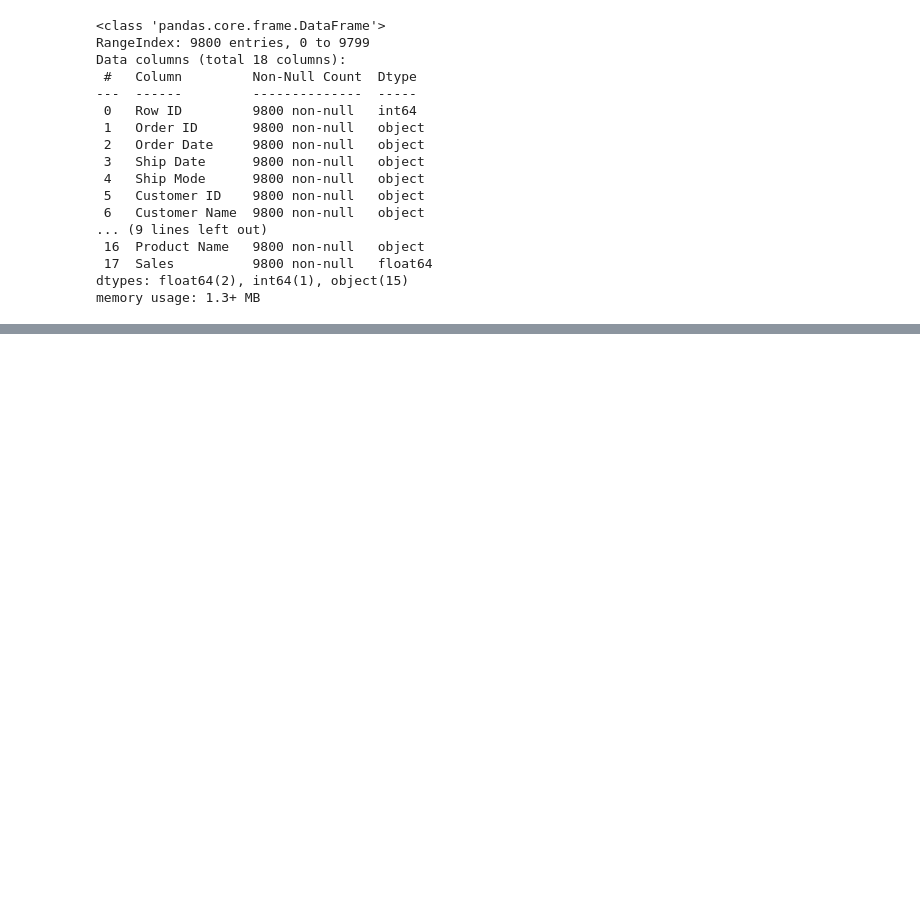
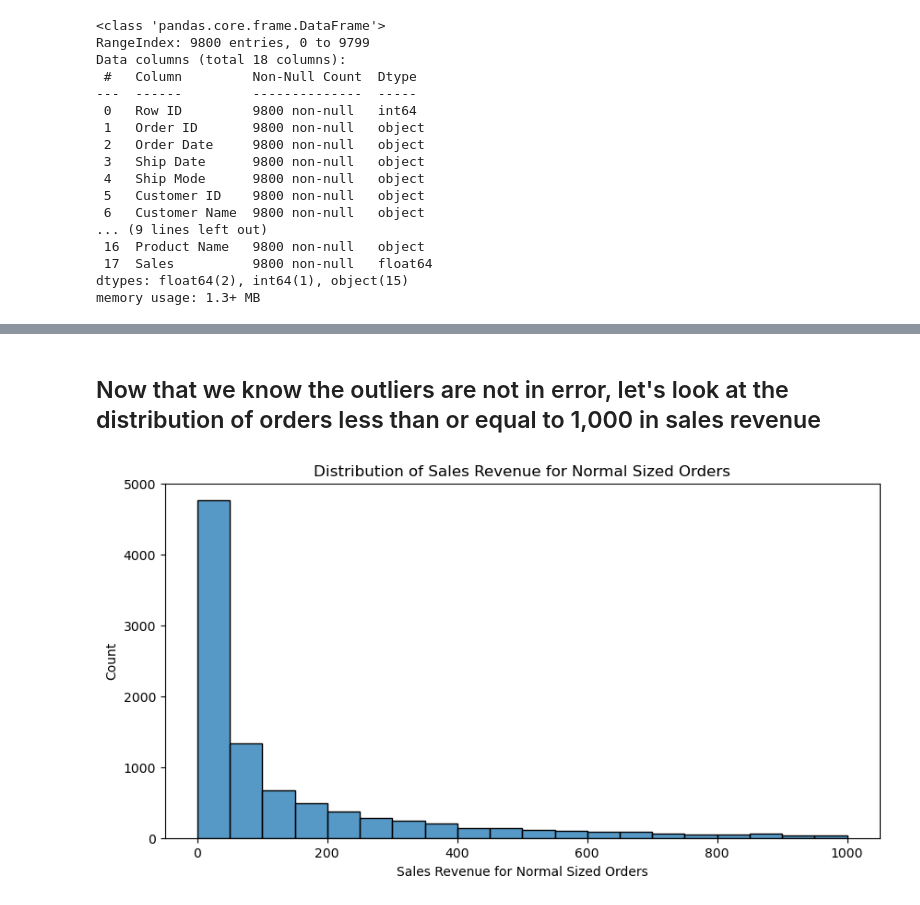
Before and after one commit to Vince-VC/Springboard_Capstone_3, a Jupyter notebook: notebooks/02_sales_data_wrangling.ipynb, the cells around one changed output, grey strips where cells are left out. Cells and saved outputs as stored; diff of their text form; code cells hidden in the pictures; blank space fills up the shorter version.

```diff
--- a/notebooks/02_sales_data_wrangling.ipynb
+++ b/notebooks/02_sales_data_wrangling.ipynb
@@ -64,0 +203,13 @@ array(['08/11/2017', '12/06/2017', '11/10/2016', ..., '18/06/2015',
+# %% [markdown]
+## Now that we know the outliers are not in error, let's look at the distribution of orders less than or equal to 1,000 in sales revenue
+# %%
+most_orders = df[df['Sales Revenue'] <= 1000]
+# %%
+# Distribution of Sales Revenue Per Normal Order Size
+plt.figure(figsize=(10,5))
+normal_sales_hist = sns.histplot(x='Sales Revenue', data=most_orders, bins=20)
+normal_sales_hist = plt.xlabel('Sales Revenue for Normal Sized Orders')
+normal_sales_hist = plt.ylabel('Count')
+normal_sales_hist = plt.title('Distribution of Sales Revenue for Normal Sized Orders')
+# %% [output]
+[figure, added]
```
Also changed, not shown: parts of 36 cells of this notebook, 2 other files.
